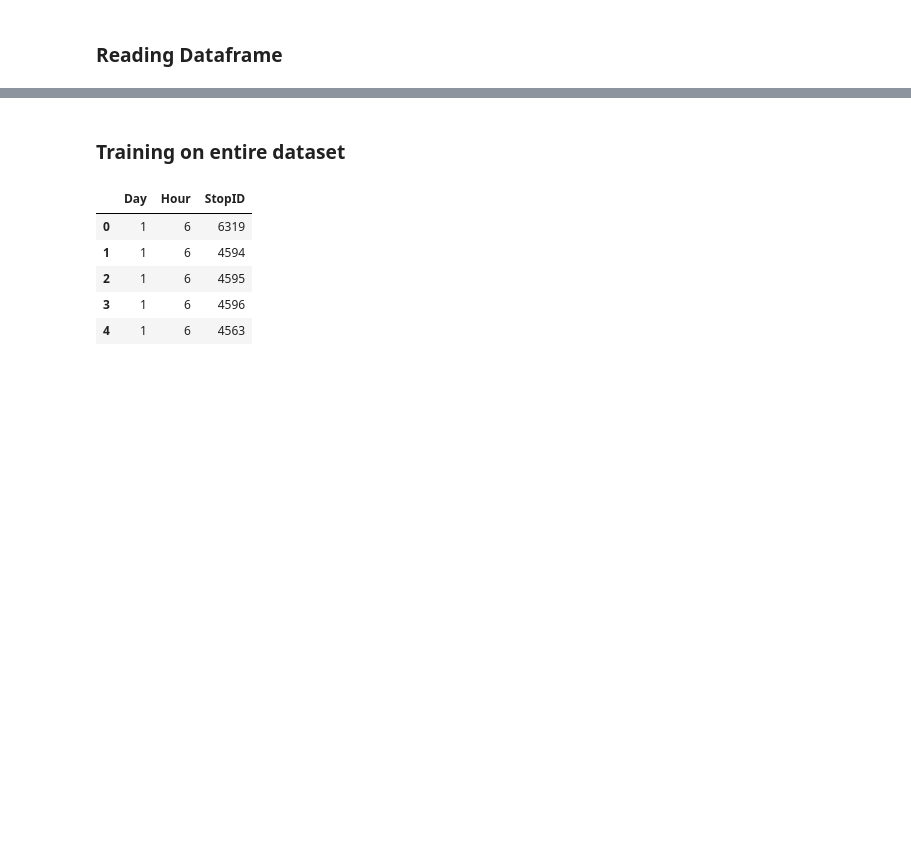
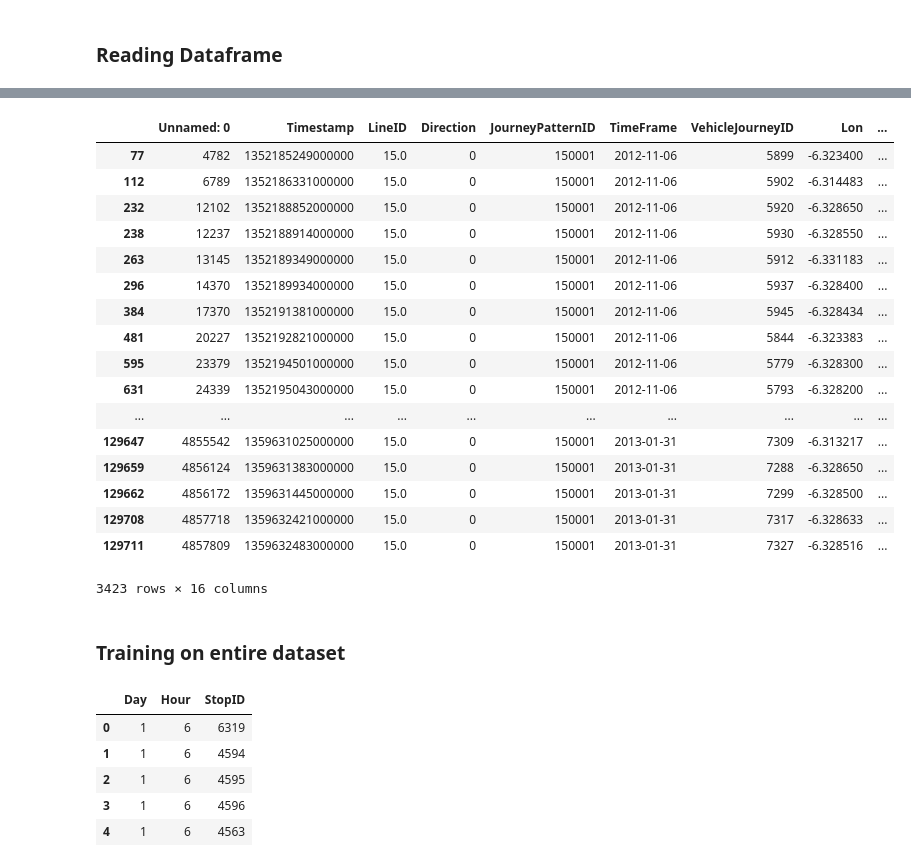
Before and after one commit to brokenloop/Research_practicum_2017, a Jupyter notebook: Random Forest Regression (line15, 00150001).ipynb, the cells around one changed output, grey strips where cells are left out. Drawn from its saved outputs; the diff is of its cells as text; code cells hidden in the pictures; blank space fills up the shorter version.

```diff
--- a/Random Forest Regression (line15, 00150001).ipynb
+++ b/Random Forest Regression (line15, 00150001).ipynb
@@ -33,3 +45,25 @@ df.head()
+# %%
+stop_6282 = df[df.StopID == 6282]
+stop_6282
+# %% [output]
+|  | Unnamed: 0 | Timestamp | LineID | Direction | JourneyPatternID | TimeFrame | VehicleJourneyID | Lon | ... |
+| 77 | 4782 | 1352185249000000 | 15.0 | 0 | 150001 | 2012-11-06 | 5899 | -6.323400 | ... |
+| 112 | 6789 | 1352186331000000 | 15.0 | 0 | 150001 | 2012-11-06 | 5902 | -6.314483 | ... |
+| 232 | 12102 | 1352188852000000 | 15.0 | 0 | 150001 | 2012-11-06 | 5920 | -6.328650 | ... |
+| 238 | 12237 | 1352188914000000 | 15.0 | 0 | 150001 | 2012-11-06 | 5930 | -6.328550 | ... |
+| 263 | 13145 | 1352189349000000 | 15.0 | 0 | 150001 | 2012-11-06 | 5912 | -6.331183 | ... |
+| 296 | 14370 | 1352189934000000 | 15.0 | 0 | 150001 | 2012-11-06 | 5937 | -6.328400 | ... |
+| 384 | 17370 | 1352191381000000 | 15.0 | 0 | 150001 | 2012-11-06 | 5945 | -6.328434 | ... |
+| 481 | 20227 | 1352192821000000 | 15.0 | 0 | 150001 | 2012-11-06 | 5844 | -6.323383 | ... |
+| 595 | 23379 | 1352194501000000 | 15.0 | 0 | 150001 | 2012-11-06 | 5779 | -6.328300 | ... |
+| 631 | 24339 | 1352195043000000 | 15.0 | 0 | 150001 | 2012-11-06 | 5793 | -6.328200 | ... |
+| ... | ... | ... | ... | ... | ... | ... | ... | ... | ... |
+| 129647 | 4855542 | 1359631025000000 | 15.0 | 0 | 150001 | 2013-01-31 | 7309 | -6.313217 | ... |
+| 129659 | 4856124 | 1359631383000000 | 15.0 | 0 | 150001 | 2013-01-31 | 7288 | -6.328650 | ... |
+| 129662 | 4856172 | 1359631445000000 | 15.0 | 0 | 150001 | 2013-01-31 | 7299 | -6.328500 | ... |
+| 129708 | 4857718 | 1359632421000000 | 15.0 | 0 | 150001 | 2013-01-31 | 7317 | -6.328633 | ... |
+| 129711 | 4857809 | 1359632483000000 | 15.0 | 0 | 150001 | 2013-01-31 | 7327 | -6.328516 | ... |
+3423 rows × 16 columns
 # %% [markdown]
 ### Training on entire dataset
 # %%
```
Also changed, not shown: parts of 1 cell of this notebook, 1 other file.
